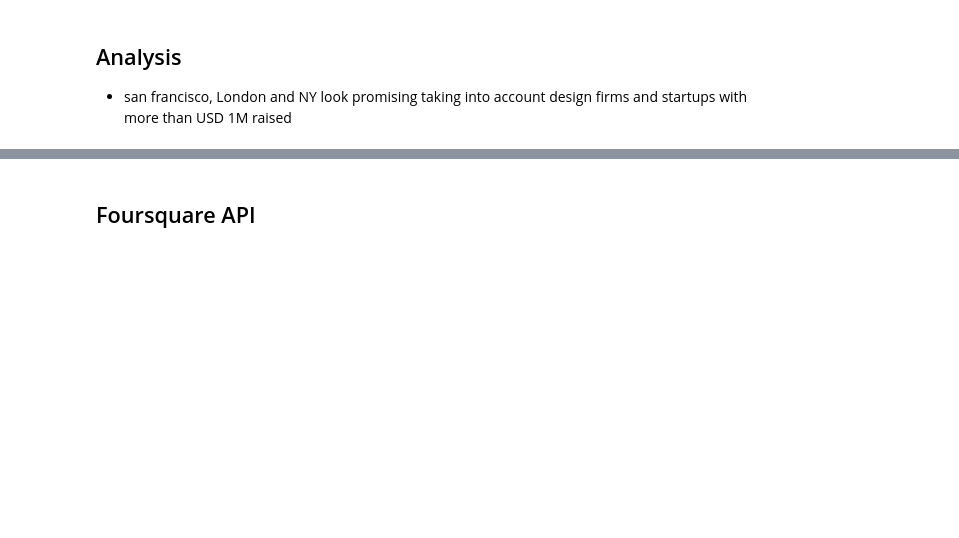
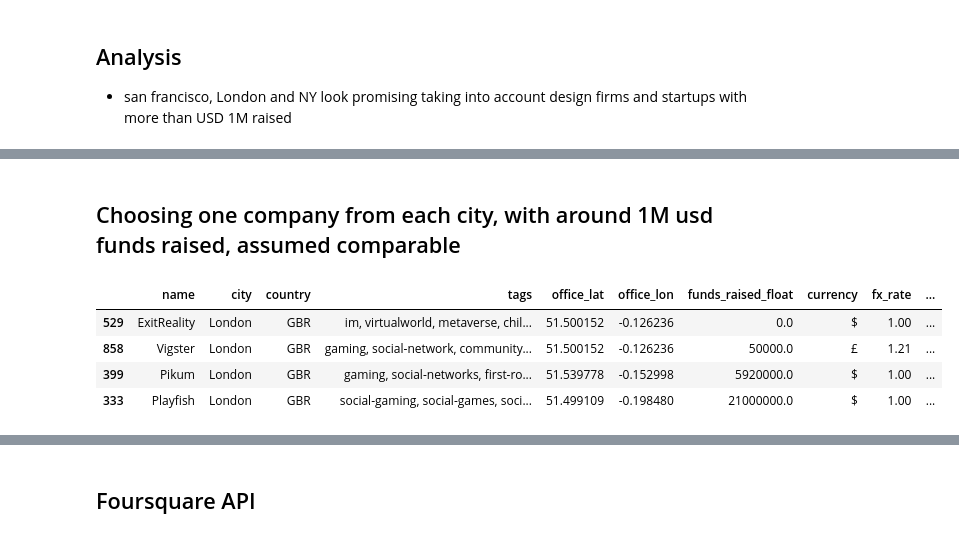
Before and after one commit to nb3110/Project_3_geospatial_analysis_blasi, a Jupyter notebook: notebook.ipynb, the cells around one changed output, grey strips where cells are left out. Cells and saved outputs as stored; diff of their text form; code cells hidden in the pictures; blank space fills up the shorter version.

```diff
--- a/notebook.ipynb
+++ b/notebook.ipynb
@@ -257,0 +248,10 @@ comp_df.head()
+# %% [markdown]
+## Choosing one company from each city, with around 1M usd funds raised, assumed comparable
+# %%
+comp_df[(comp_df["city"]=="London")&(comp_df["gaming_tag"]==True)].sort_values("funds_raised_float")
+# %% [output]
+|  | name | city | country | tags | office_lat | office_lon | funds_raised_float | currency | fx_rate | ... |
+| 529 | ExitReality | London | GBR | im, virtualworld, metaverse, chil... | 51.500152 | -0.126236 | 0.0 | $ | 1.00 | ... |
+| 858 | Vigster | London | GBR | gaming, social-network, community... | 51.500152 | -0.126236 | 50000.0 | £ | 1.21 | ... |
+| 399 | Pikum | London | GBR | gaming, social-networks, first-ro... | 51.539778 | -0.152998 | 5920000.0 | $ | 1.00 | ... |
+| 333 | Playfish | London | GBR | social-gaming, social-games, soci... | 51.499109 | -0.198480 | 21000000.0 | $ | 1.00 | ... |
```
Also changed, not shown: parts of 27 cells of this notebook.
